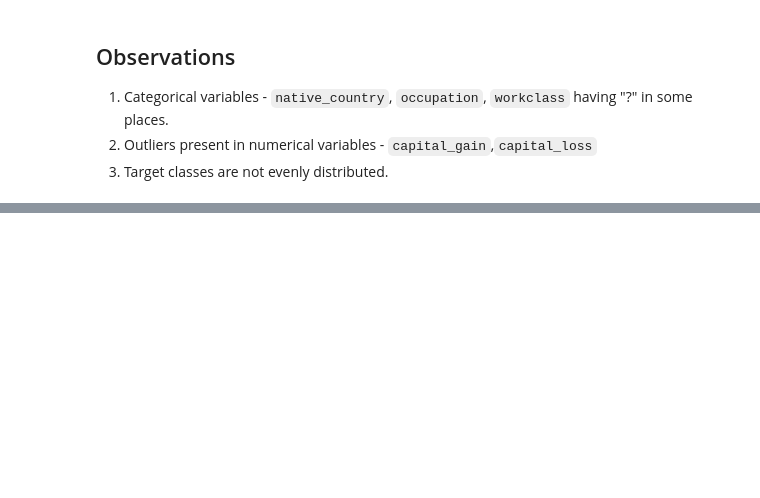
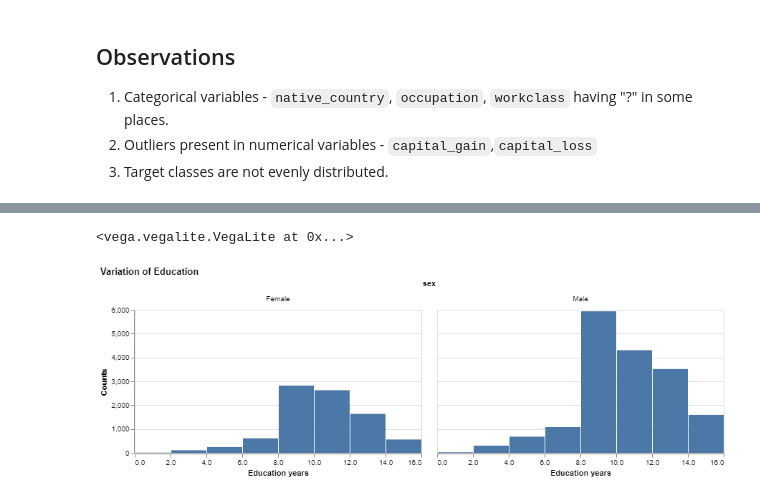
Before and after one commit to UBC-MDS/DSCI_522_group-307, a Jupyter notebook: eda/EDA_Adult_data.ipynb, the cells around one changed output, grey strips where cells are left out. Cells and saved outputs as stored; diff of their text form; code cells hidden in the pictures; blank space fills up the shorter version.

```diff
--- a/eda/EDA_Adult_data.ipynb
+++ b/eda/EDA_Adult_data.ipynb
@@ -119,0 +154,15 @@ Number of observations with income Class <=50K $ = 24720
+# %%
+
+p2 = alt.Chart(X_train).mark_bar().encode(
+    alt.X('education_num:Q', bin=alt.Bin(step=2), title = "Education years"),
+    alt.Y('count()', title = "Counts"),
+    facet = 'sex:N'
+).properties(
+    title = "Variation of Education",
+    width = 400,
+    height = 200
+)
+p2
+# %% [output]
+<vega.vegalite.VegaLite at 0x...>
+[figure, added]
```
Also changed, not shown: parts of 24 cells of this notebook, 8 other files.
